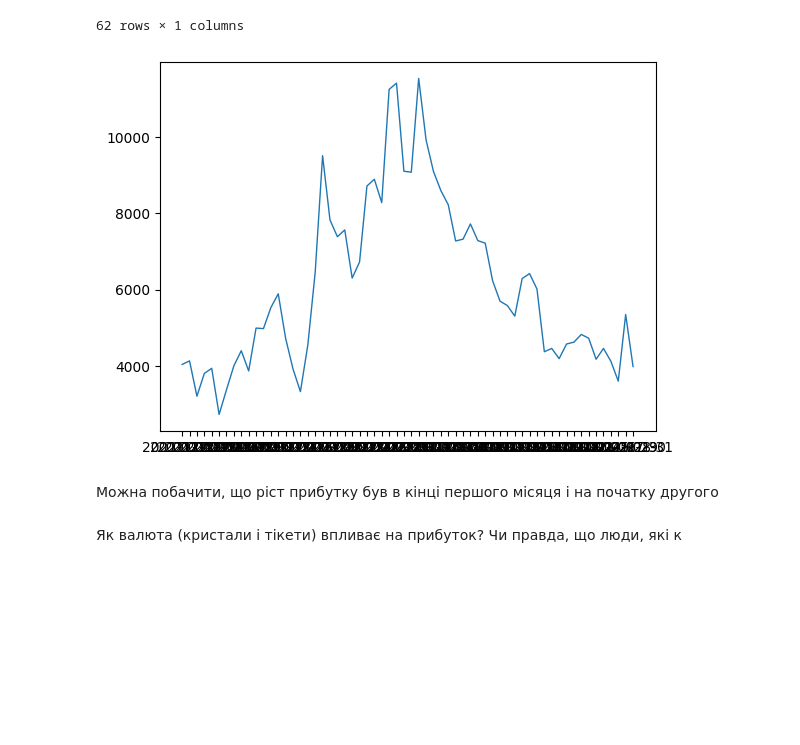
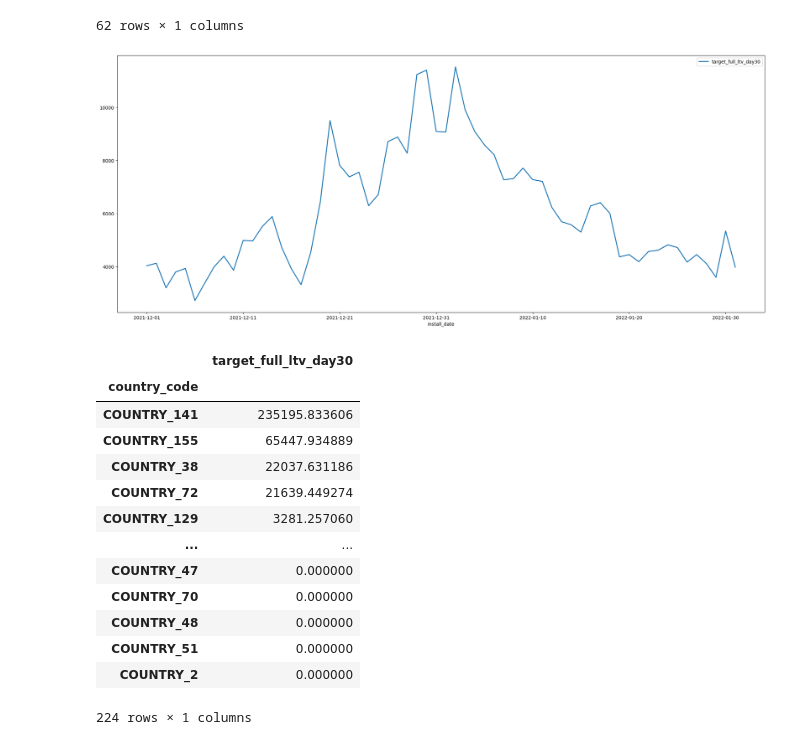
Before and after one commit to Dichik/TestTask_IASA_DataScience_Champ, a Jupyter notebook: src/EDA.ipynb, the cells around one changed output. Drawn from its saved outputs; the diff is of its cells as text; code cells hidden in the pictures; blank space fills up the shorter version.

```diff
--- a/src/EDA.ipynb
+++ b/src/EDA.ipynb
@@ -124,12 +134,30 @@ calendarData
 | 2022-01-30 | 5346.598117 |
 | 2022-01-31 | 3982.779748 |
 62 rows × 1 columns
-# %%
-plt.plot(calendarData, linewidth=1, markersize=12)
-plt.show()
-# %% [output]
-[figure, removed]
-# %% [markdown]
-Можна побачити, що ріст прибутку був в кінці першого місяця і на початку другого
-# %% [markdown]
-Як валюта (кристали і тікети) впливає на прибуток? Чи правда, що люди, які к
+# %%
+calendarData.plot(kind='line', linewidth=2, figsize=(25,10))
+plt.show()
+# %% [output]
+[figure, added]
+# %%
+# дослідження країн
+Country_data = dataset[['target_full_ltv_day30', 'country_code']]\
+    .groupby(['country_code'], group_keys=True)\
+    .sum()
+
+Country_data.sort_values(by=['target_full_ltv_day30'], ascending=False)
+# %% [output]
+|  | target_full_ltv_day30 |
+| country_code |  |
+| COUNTRY_141 | 235195.833606 |
+| COUNTRY_155 | 65447.934889 |
+| COUNTRY_38 | 22037.631186 |
+| COUNTRY_72 | 21639.449274 |
+| COUNTRY_129 | 3281.257060 |
+| ... | ... |
+| COUNTRY_47 | 0.000000 |
+| COUNTRY_70 | 0.000000 |
+| COUNTRY_48 | 0.000000 |
+| COUNTRY_51 | 0.000000 |
+| COUNTRY_2 | 0.000000 |
+224 rows × 1 columns
```
Also changed, not shown: parts of 17 cells of this notebook, 4 other files.
